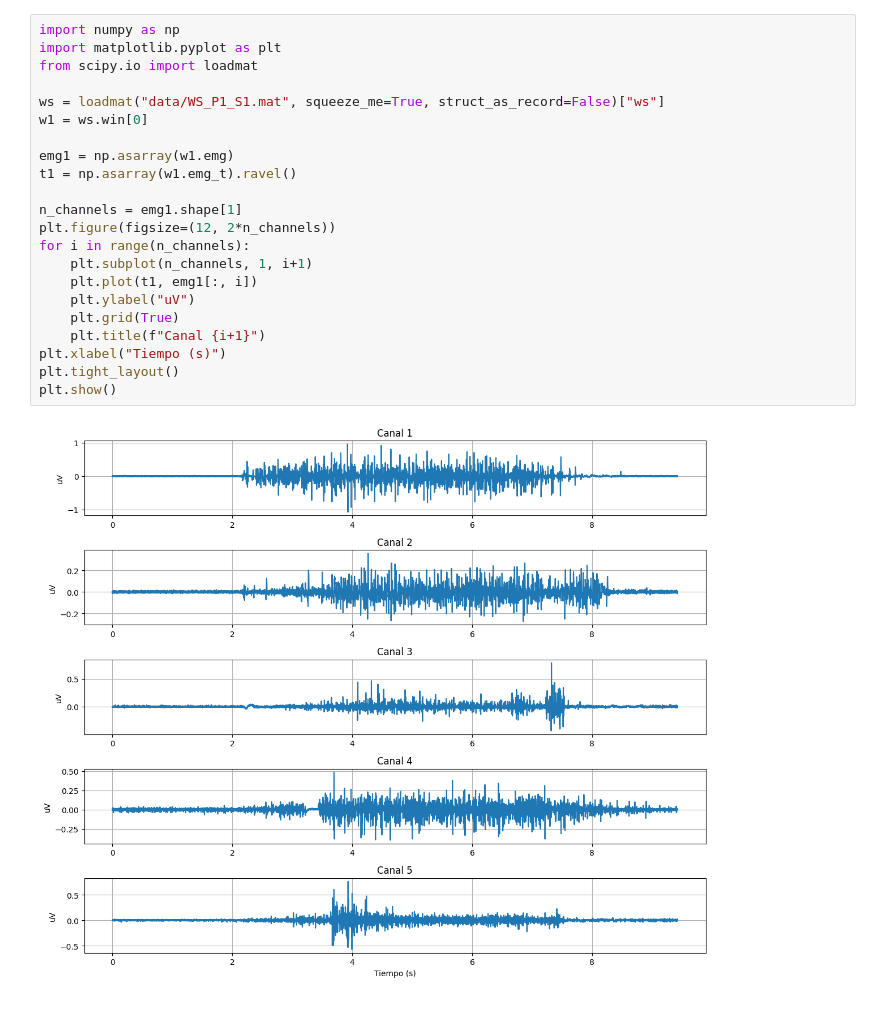
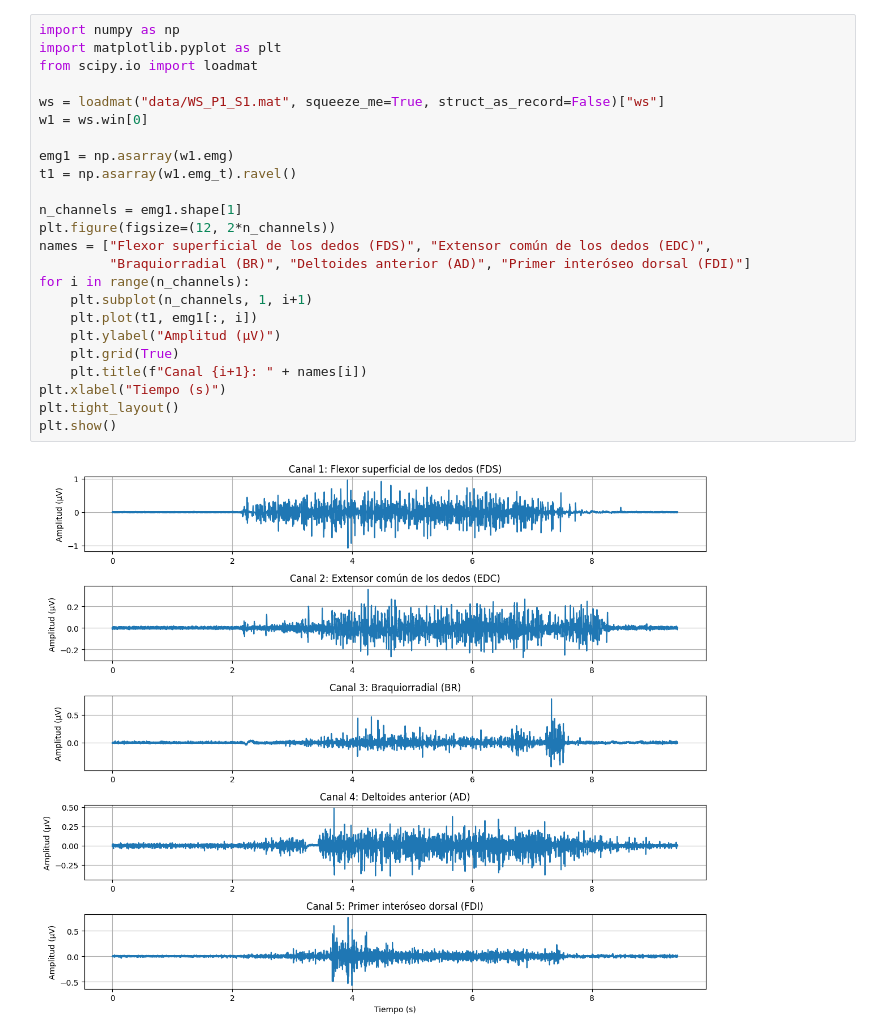
Before and after one commit to Andres-Landeo/GRUPO-09-ISB-2025-II, a Jupyter notebook: Laboratorios/Laboratorio 2 - Base de datos/Base_Datos.ipynb, the cells around one changed output. Drawn from its saved outputs; the diff is of its cells as text.

```diff
--- a/Laboratorios/Laboratorio 2 - Base de datos/Base_Datos.ipynb
+++ b/Laboratorios/Laboratorio 2 - Base de datos/Base_Datos.ipynb
@@ -5,24 +32,26 @@
 # %%
 import numpy as np
 import matplotlib.pyplot as plt
 from scipy.io import loadmat
 
 ws = loadmat("data/WS_P1_S1.mat", squeeze_me=True, struct_as_record=False)["ws"]
 w1 = ws.win[0]
 
 emg1 = np.asarray(w1.emg)
 t1 = np.asarray(w1.emg_t).ravel()
 
 n_channels = emg1.shape[1]
 plt.figure(figsize=(12, 2*n_channels))
+names = ["Flexor superficial de los dedos (FDS)", "Extensor común de los dedos (EDC)",
+         "Braquiorradial (BR)", "Deltoides anterior (AD)", "Primer interóseo dorsal (FDI)"]
 for i in range(n_channels):
     plt.subplot(n_channels, 1, i+1)
     plt.plot(t1, emg1[:, i])
-    plt.ylabel("uV")
+    plt.ylabel("Amplitud (µV)")
     plt.grid(True)
-    plt.title(f"Canal {i+1}")
+    plt.title(f"Canal {i+1}: " + names[i])
 plt.xlabel("Tiempo (s)")
 plt.tight_layout()
 plt.show()
 # %% [output]
-[figure, old version]
+[figure, new version]
```
Also changed, not shown: parts of 3 cells of this notebook.
